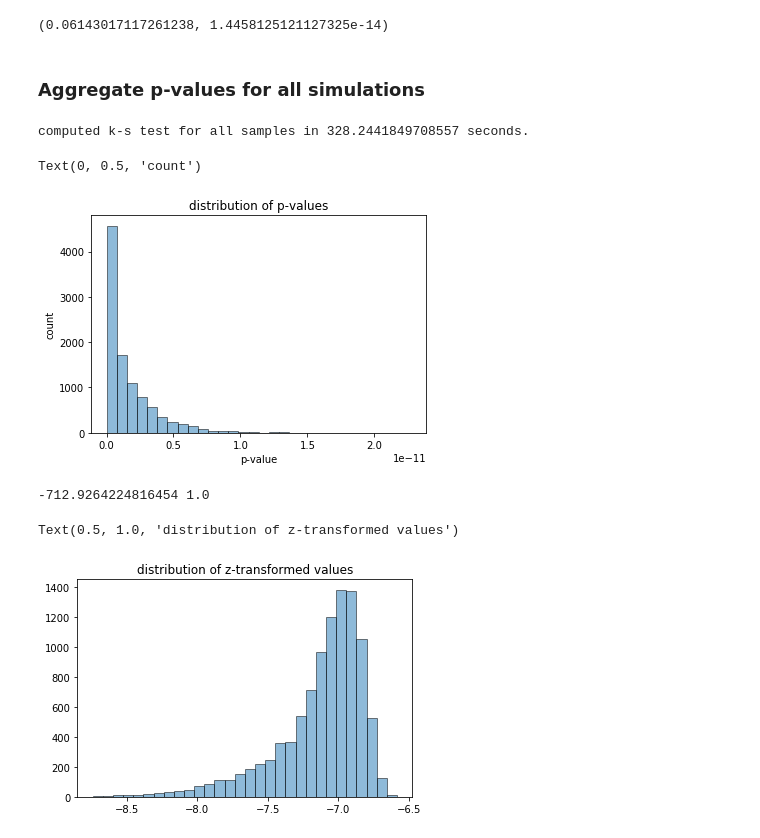
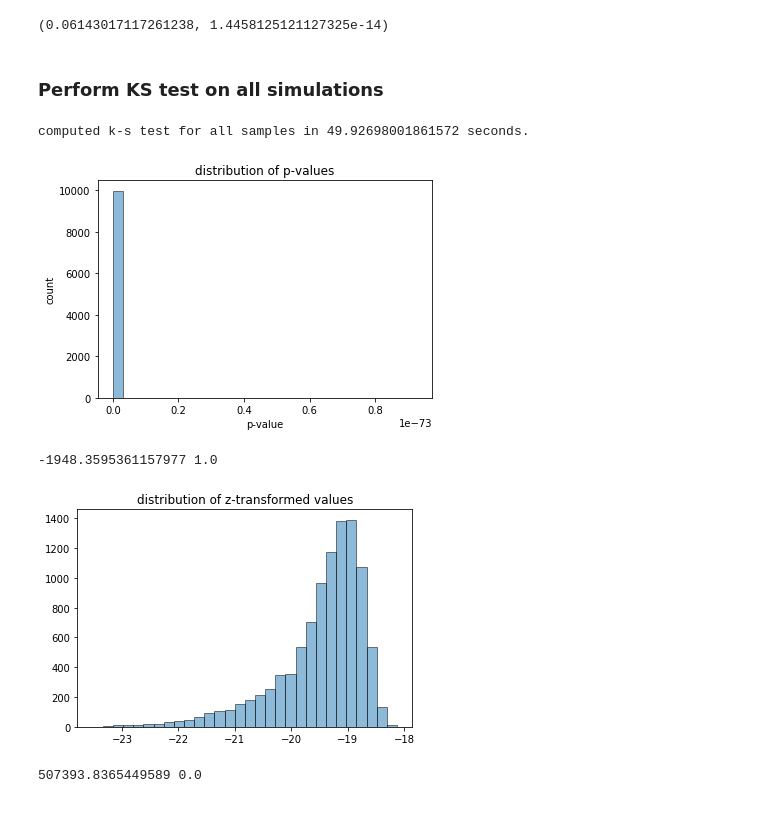
Before and after one commit to SCECcode/pycsep, a Jupyter notebook: notes/m_test_prototype.ipynb, the cells around one changed output. Drawn from its saved outputs; the diff is of its cells as text; code cells hidden in the pictures.

Commit message:
add notes on m_test_prototype

```diff
--- a/notes/m_test_prototype.ipynb
+++ b/notes/m_test_prototype.ipynb
@@ -257,28 +257,6 @@ u3etas = u3catalogs[0].get_magnitudes()
 
 print(min(obs), max(obs))
 print(min(u3etas), max(u3etas))
-
-global_min = min([min(obs), min(u3etas)])
-global_max = max([max(obs), max(u3etas)])
-
-print(global_min, global_max)
-
-dmw = 0.1
-mws = arange(global_min, global_max+dmw, dmw)
-
-obs_ecdf = []
-u3etas_ecdf = []
-for mw in mws:
-    obs_ecdf.append(cstats.less_equal_ecdf(obs, mw))
-    u3etas_ecdf.append(cstats.less_equal_ecdf(u3etas, mw))
-
-figure()
-title("arbitrary mw values")
-plot(mws, obs_ecdf, '.', label='comcat')
-plot(mws, u3etas_ecdf, '.', label='u3etas')
-xlabel('Mw')
-ylabel('P(X ≤ x)')
-legend()
 
 figure()
 title("mw values from data")
@@ -367,40 +347,47 @@ result2 = my_ks2samp(obs, u3etas)
 print(result2)
 # %% [output]
 (0.06143017117261238, 1.4458125121127325e-14)
-# %% [markdown]
-### Aggregate p-values for all simulations
+# %% [markdown]
+### Perform KS test on all simulations
 # %%
 t0 = time.time()
 p_values = []
 for u3cat in u3catalogs:
     mws = u3cat.get_magnitudes()
-    d, p_val = my_ks2samp(obs, mws)
+    d, p_val = scipy.stats.ks_2samp(obs, mws)
     p_values.append(p_val)
 t1 = time.time()
 print('computed k-s test for all samples in {} seconds.'.format(t1-t0))
 # %% [output]
-computed k-s test for all samples in 328.2441849708557 seconds.
+computed k-s test for all samples in 49.92698001861572 seconds.
 # %%
 ax = hist(p_values, bins=30, edgecolor='black', alpha=0.5)
-title('distribution of p-values')
-xlabel('p-value')
-ylabel('count')
+h = title('distribution of p-values')
+h = xlabel('p-value')
+h = ylabel('count')
 # %% [output]
-Text(0, 0.5, 'count')
-[figure, old version]
+[figure, new version]
 # %%
 # combine using Z-transform [Whitlock, 2005]
 z_values = []
 k = len(p_values)
 for p in p_values:
     z_values.append(scipy.stats.norm.ppf(p))
 z_stat = np.sum(np.array(z_values))/sqrt(k)
 p_value = scipy.stats.norm.sf(z_stat)
 print(z_stat, p_value)
 
 ax = hist(z_values, bins=30, edgecolor='black', alpha=0.5)
-title('distribution of z-transformed values')
+h = title('distribution of z-transformed values')
 # %% [output]
--712.9264224816454 1.0
+-1948.3595361157977 1.0
-Text(0.5, 1.0, 'distribution of z-transformed values')
-[figure, old version]
+[figure, new version]
+# %%
+# combine statistical tests using fisher's combined probability test
+chi_f = -2 * np.sum(np.log(p_values))
+p_value = scipy.stats.distributions.chi2.sf(chi_f, 2*k)
+print(chi_f, p_value)
+
+# reject if p_value <= critial value
+# %% [output]
+507393.8365449589 0.0
```
Also changed, not shown: parts of 19 cells of this notebook.
